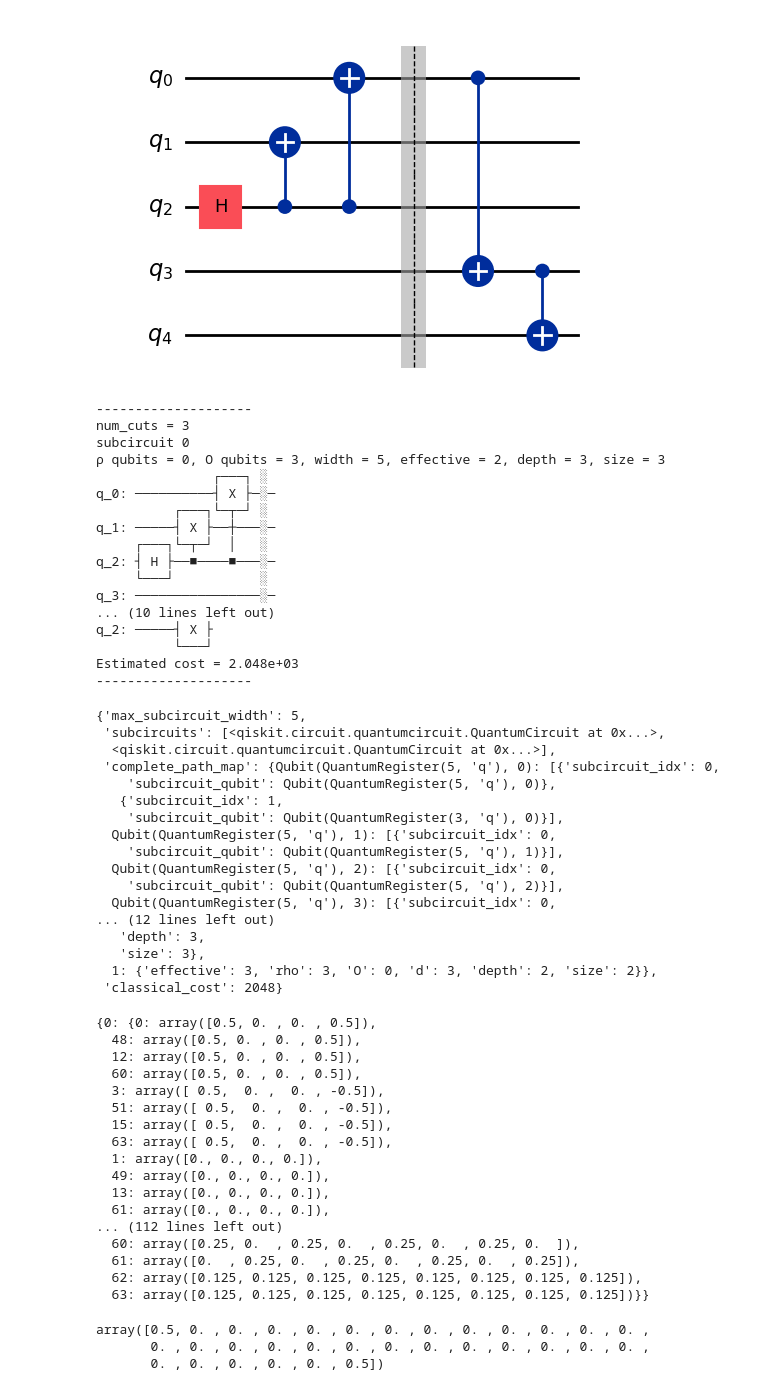
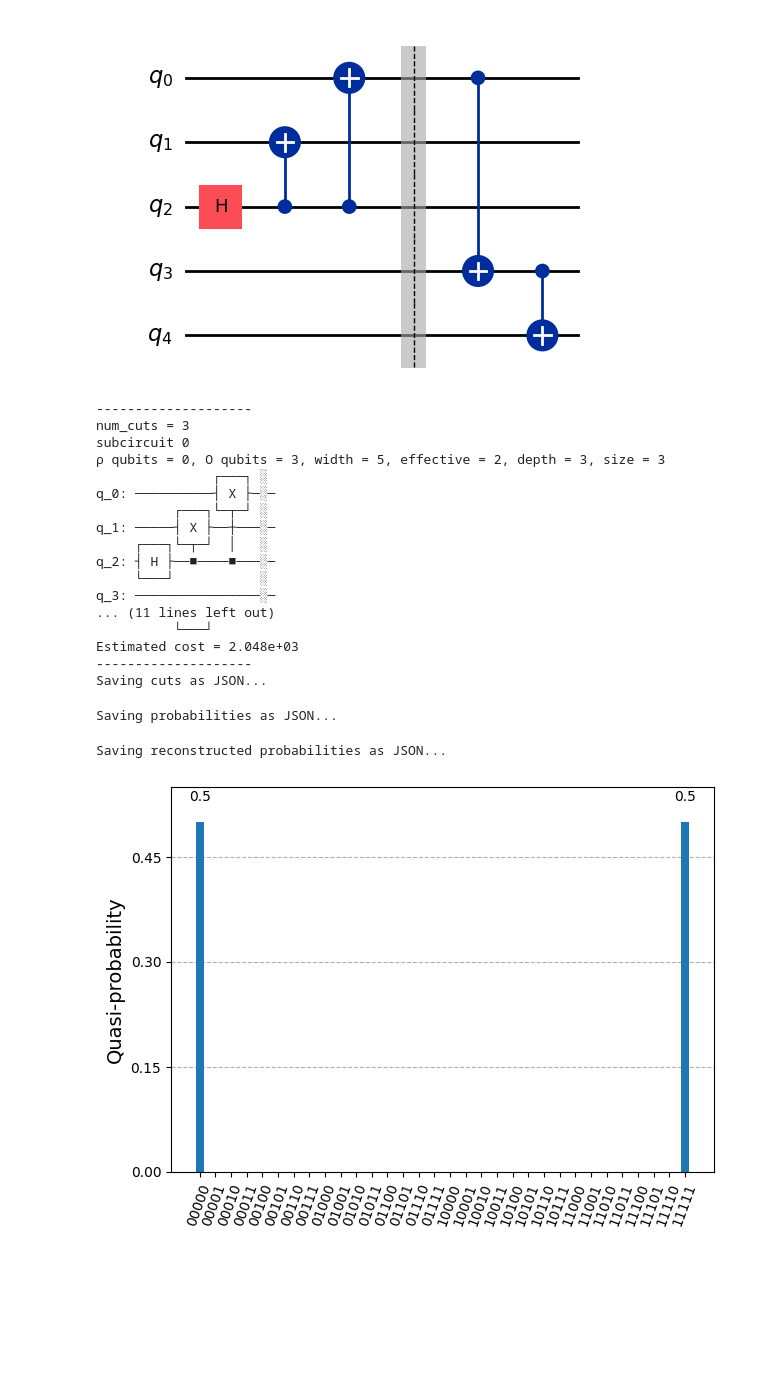
Before and after one commit to Dpbm/ghz, a Jupyter notebook: circuit-cutting-test.ipynb, the cells around one changed output. Cells and saved outputs as stored; diff of their text form; code cells hidden in the pictures; blank space fills up the shorter version.

```diff
--- a/circuit-cutting-test.ipynb
+++ b/circuit-cutting-test.ipynb
@@ -13,8 +22,8 @@ test.draw('mpl')
 # %% [output]
 [figure]
 # %%
-cut = cut_circuit_wires(circuit=test, method="manual", subcircuit_vertices=[[0,1], [2,3]] )
-cut
+cuts = cut_circuit_wires(circuit=test, method="manual", subcircuit_vertices=[[0,1], [2,3]])
+save_cuts(cuts, FILE_PREFIX)
 # %% [output]
 --------------------
 num_cuts = 3
@@ -28,55 +37,34 @@ q_1: ─────┤ X ├──┼───░─
 q_2: ┤ H ├──■────■───░─
      └───┘           ░
 q_3: ────────────────░─
-... (10 lines left out)
-q_2: ─────┤ X ├
+... (11 lines left out)
           └───┘
 Estimated cost = 2.048e+03
 --------------------
+Saving cuts as JSON...
-{'max_subcircuit_width': 5,
- 'subcircuits': [<qiskit.circuit.quantumcircuit.QuantumCircuit at 0x...>,
-  <qiskit.circuit.quantumcircuit.QuantumCircuit at 0x...>],
- 'complete_path_map': {Qubit(QuantumRegister(5, 'q'), 0): [{'subcircuit_idx': 0,
-    'subcircuit_qubit': Qubit(QuantumRegister(5, 'q'), 0)},
-   {'subcircuit_idx': 1,
-    'subcircuit_qubit': Qubit(QuantumRegister(3, 'q'), 0)}],
-  Qubit(QuantumRegister(5, 'q'), 1): [{'subcircuit_idx': 0,
-    'subcircuit_qubit': Qubit(QuantumRegister(5, 'q'), 1)}],
-  Qubit(QuantumRegister(5, 'q'), 2): [{'subcircuit_idx': 0,
-    'subcircuit_qubit': Qubit(QuantumRegister(5, 'q'), 2)}],
-  Qubit(QuantumRegister(5, 'q'), 3): [{'subcircuit_idx': 0,
-... (12 lines left out)
-   'depth': 3,
-   'size': 3},
-  1: {'effective': 3, 'rho': 3, 'O': 0, 'd': 3, 'depth': 2, 'size': 2}},
- 'classical_cost': 2048}
 # %%
-subcircuit_instance_probabilities = evaluate_subcircuits(cut)
-subcircuit_instance_probabilities
+subcircuit_instance_probabilities = evaluate_subcircuits(cuts)
+save_probs(subcircuit_instance_probabilities,FILE_PREFIX)
 # %% [output]
-{0: {0: array([0.5, 0. , 0. , 0.5]),
-  48: array([0.5, 0. , 0. , 0.5]),
-  12: array([0.5, 0. , 0. , 0.5]),
-  60: array([0.5, 0. , 0. , 0.5]),
-  3: array([ 0.5,  0. ,  0. , -0.5]),
-  51: array([ 0.5,  0. ,  0. , -0.5]),
-  15: array([ 0.5,  0. ,  0. , -0.5]),
-  63: array([ 0.5,  0. ,  0. , -0.5]),
-  1: array([0., 0., 0., 0.]),
-  49: array([0., 0., 0., 0.]),
-  13: array([0., 0., 0., 0.]),
-  61: array([0., 0., 0., 0.]),
-... (112 lines left out)
-  60: array([0.25, 0.  , 0.25, 0.  , 0.25, 0.  , 0.25, 0.  ]),
-  61: array([0.  , 0.25, 0.  , 0.25, 0.  , 0.25, 0.  , 0.25]),
-  62: array([0.125, 0.125, 0.125, 0.125, 0.125, 0.125, 0.125, 0.125]),
-  63: array([0.125, 0.125, 0.125, 0.125, 0.125, 0.125, 0.125, 0.125])}}
+Saving probabilities as JSON...
 # %%
 reconstructed_probabilities = reconstruct_full_distribution(
-    test, subcircuit_instance_probabilities, cut
+    test, subcircuit_instance_probabilities, cuts
 )
-reconstructed_probabilities
+save_reconstructed_probs(reconstructed_probabilities, FILE_PREFIX)
 # %% [output]
-array([0.5, 0. , 0. , 0. , 0. , 0. , 0. , 0. , 0. , 0. , 0. , 0. , 0. ,
-       0. , 0. , 0. , 0. , 0. , 0. , 0. , 0. , 0. , 0. , 0. , 0. , 0. ,
-       0. , 0. , 0. , 0. , 0. , 0.5])
+Saving reconstructed probabilities as JSON...
+# %%
+reconstructed_distribution = {
+    i: prob for i, prob in enumerate(reconstructed_probabilities)
+}
+
+reconstructed_dict_bitstring = ProbDistribution(
+    data=reconstructed_distribution
+).binary_probabilities(num_bits=5)
+# %%
+fig = plot_distribution(reconstructed_dict_bitstring)
+fig.savefig(f"{FILE_PREFIX}-circuit-cutting-test.png")
+display(fig)
+# %% [output]
+[figure, added]
```
Also changed, not shown: parts of 3 cells of this notebook, 28 other files.
